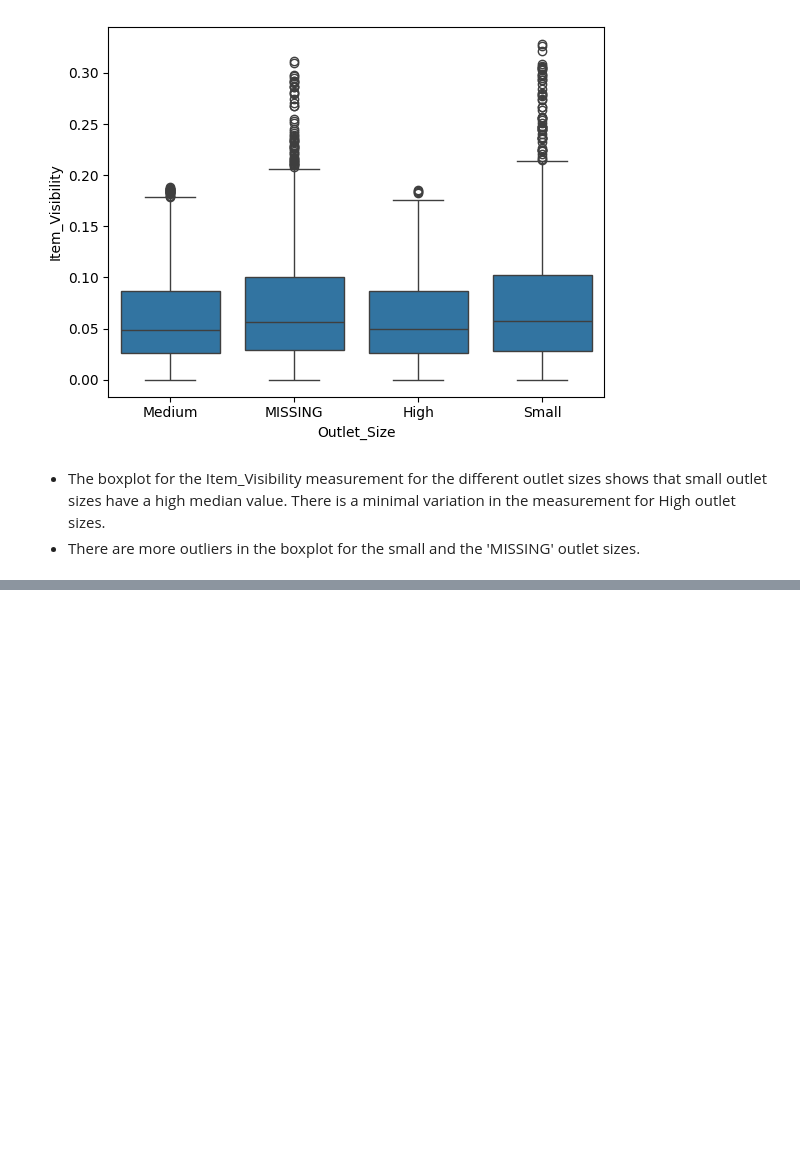
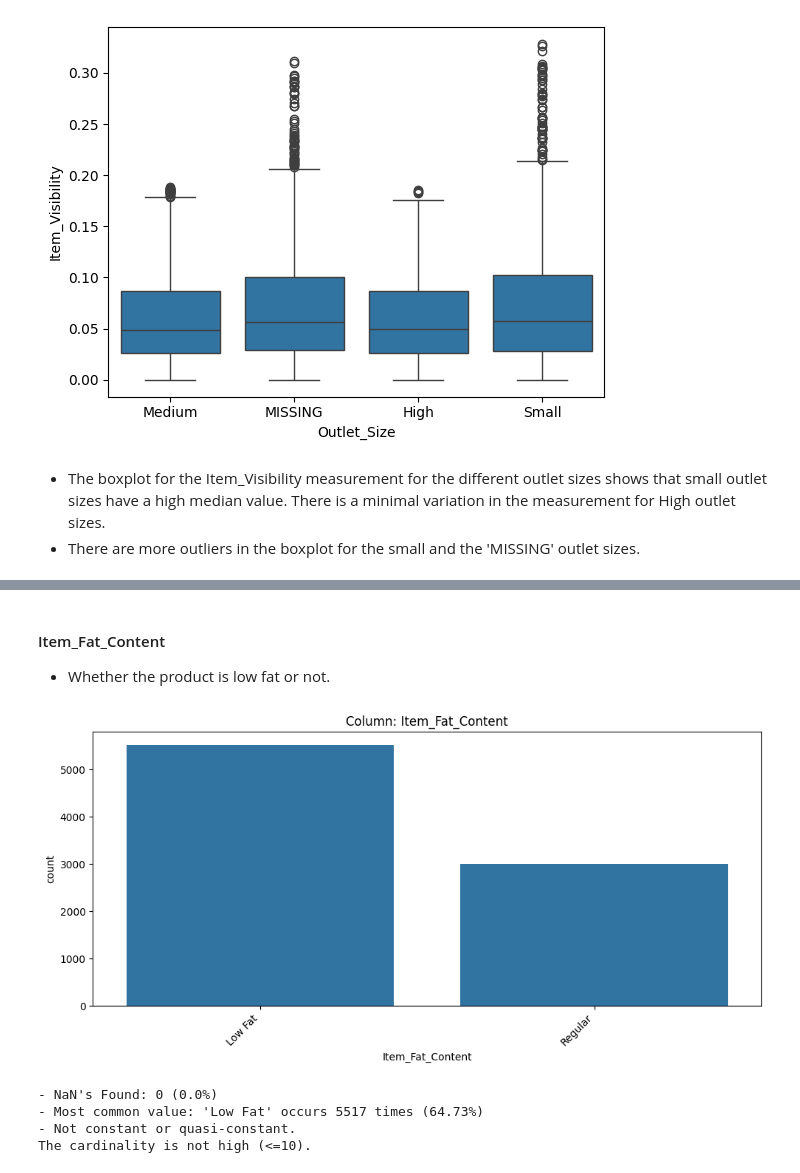
Before and after one commit to gladysbabs/Prediction-of-Product-Sales, a Jupyter notebook: Prediction_of_Product_Sales.ipynb, the cells around one changed output, grey strips where cells are left out. Cells and saved outputs as stored; diff of their text form; code cells hidden in the pictures; blank space fills up the shorter version.

```diff
--- a/Prediction_of_Product_Sales.ipynb
+++ b/Prediction_of_Product_Sales.ipynb
@@ -282,0 +499,11 @@ ax=sns.boxplot(df_sales_prediction,x='Outlet_Size',y='Item_Visibility')
+# %% [markdown]
+#### Item_Fat_Content
+- Whether the product is low fat or not.
+# %%
+categorical_viz(df_sales_prediction,x='Item_Fat_Content');
+# %% [output]
+[figure, added]
+- NaN's Found: 0 (0.0%)
+- Most common value: 'Low Fat' occurs 5517 times (64.73%)
+- Not constant or quasi-constant.
+The cardinality is not high (<=10).
```
Also changed, not shown: parts of 78 cells of this notebook.
